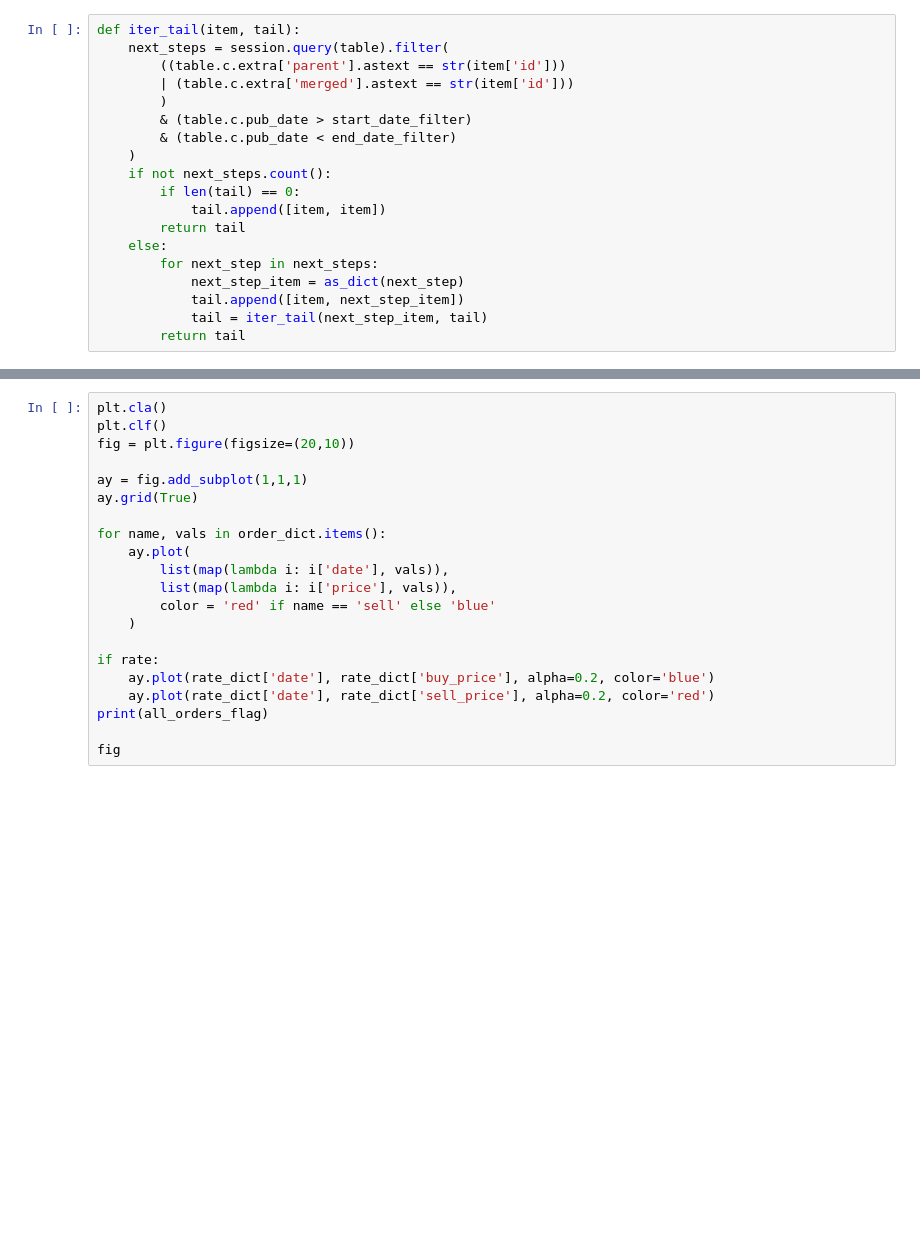
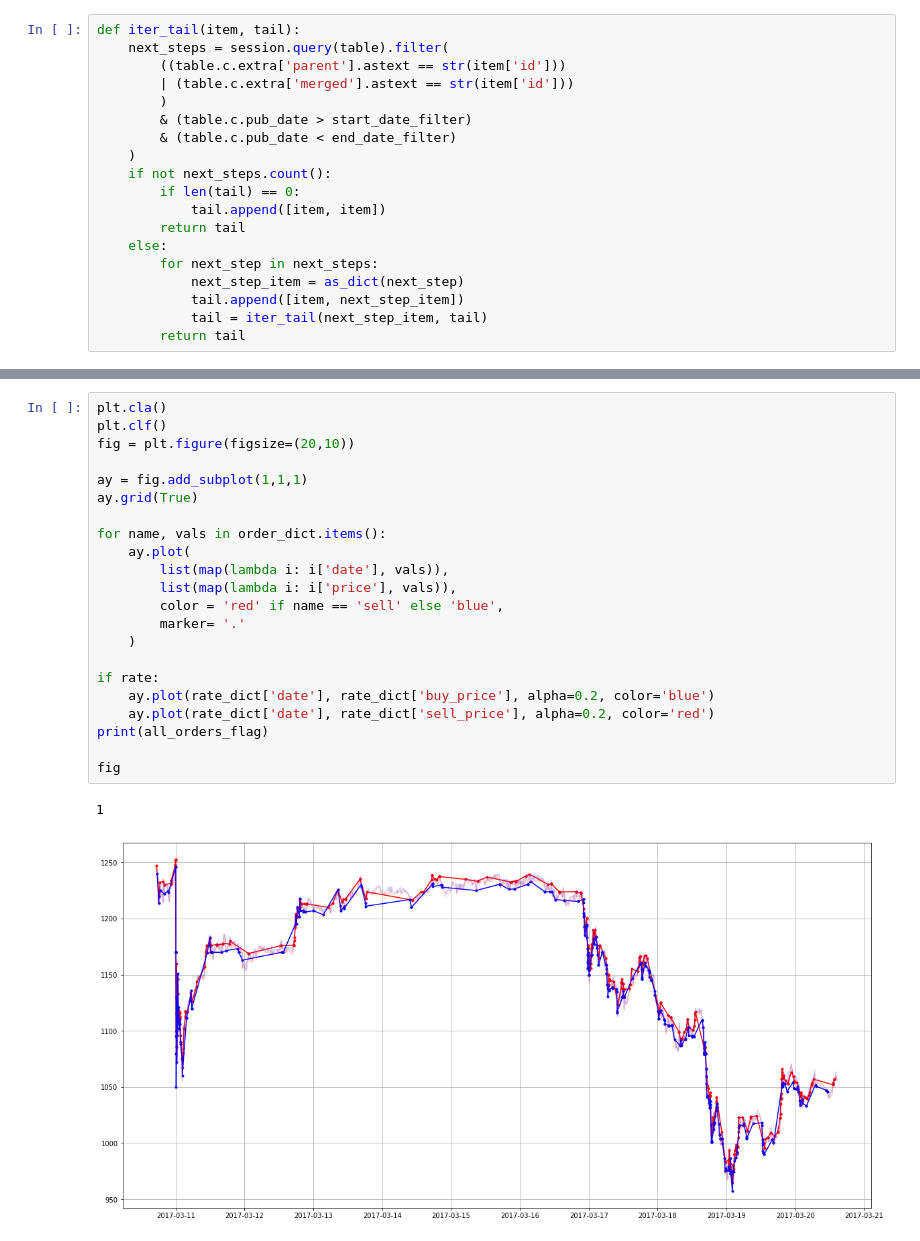
Before and after one commit to ErDmKo/trade-bot, a Jupyter notebook: server/jupyter/VolumeStatistic.ipynb, the cells around one changed output, grey strips where cells are left out. Cells and saved outputs as stored; diff of their text form; blank space fills up the shorter version.

```diff
--- a/server/jupyter/VolumeStatistic.ipynb
+++ b/server/jupyter/VolumeStatistic.ipynb
@@ -97,21 +99,25 @@ if rate:
 # %%
 plt.cla()
 plt.clf()
 fig = plt.figure(figsize=(20,10))
 
 ay = fig.add_subplot(1,1,1)
 ay.grid(True)
 
 for name, vals in order_dict.items():
     ay.plot(
         list(map(lambda i: i['date'], vals)),
         list(map(lambda i: i['price'], vals)),
-        color = 'red' if name == 'sell' else 'blue'
+        color = 'red' if name == 'sell' else 'blue',
+        marker= '.'
     )
 
 if rate:
     ay.plot(rate_dict['date'], rate_dict['buy_price'], alpha=0.2, color='blue')
     ay.plot(rate_dict['date'], rate_dict['sell_price'], alpha=0.2, color='red')
 print(all_orders_flag)
 
 fig
+# %% [output]
+1
+[figure, added]
```
Also changed, not shown: parts of 1 cell of this notebook, 1 other file.
